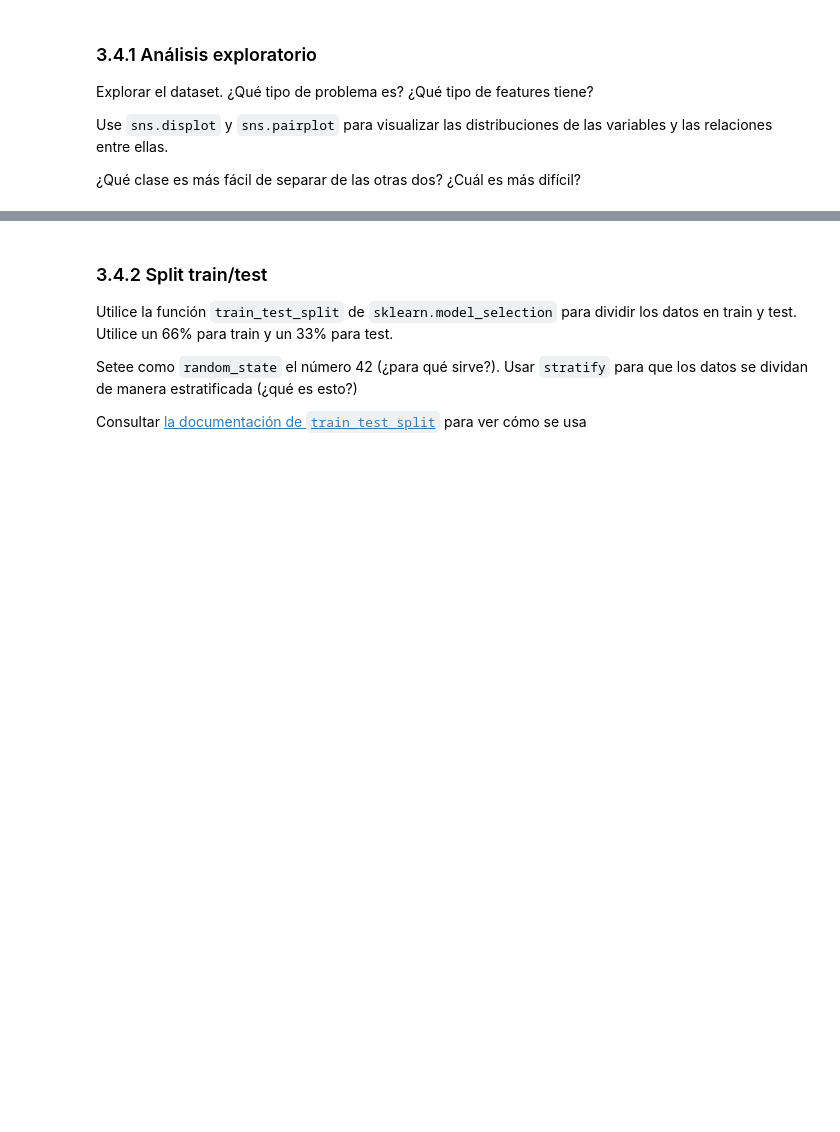
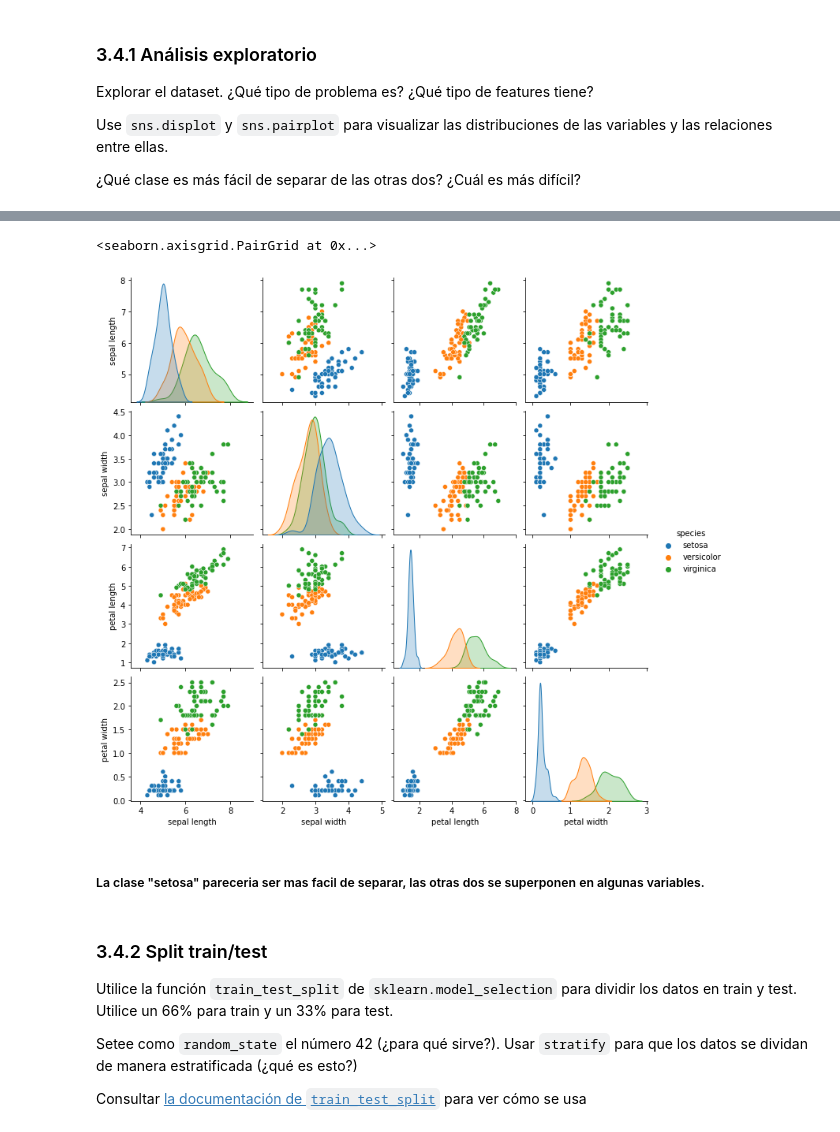
Before and after one commit to sanlares/udesa_datascience, a Jupyter notebook: aprendizaje_upervisado/TP_1/01_Supervisado_2023_UdeSA_Taller.ipynb, the cells around one changed output, grey strips where cells are left out. Cells and saved outputs as stored; diff of their text form; code cells hidden in the pictures; blank space fills up the shorter version.

```diff
--- a/aprendizaje_upervisado/TP_1/01_Supervisado_2023_UdeSA_Taller.ipynb
+++ b/aprendizaje_upervisado/TP_1/01_Supervisado_2023_UdeSA_Taller.ipynb
@@ -214,12 +235,11 @@ La función recibe un parámetro `values` que toma un par de arrays `(Xk, pk)` d
 
 Utilizar la función `.pmf` para evaluar la función de densidad de probabilidad en un punto.
 # %%
-import scipy
+def f(X):
+    p = np.bincount(X) / X.shape[0]
+    v = np.unique(X)
+    f = scipy.stats.rv_discrete(values=(v, p))
+    return(f)
 
-probas = np.bincount(X) / X.shape[0]
-
-values = np.unique(X)
-
-F = scipy.stats.rv_discrete(values=(values, probas))
-
-F.pmf(0), F.pmf(1), F.pmf(2)
+x=f(X)
+x.pmf(0), x.pmf(1), x.pmf(2)
@@ -475,3 +636,10 @@ Use `sns.displot` y `sns.pairplot` para visualizar las distribuciones de las var
+# %%
+sns.pairplot(data=df, hue= "species")
+# %% [output]
+<seaborn.axisgrid.PairGrid at 0x...>
+[figure, added]
+# %% [markdown]
+##### La clase "setosa" pareceria ser mas facil de separar, las otras dos se superponen en algunas variables.
 # %% [markdown]
 ### 3.4.2 Split train/test
 
```
Also changed, not shown: parts of 36 cells of this notebook, 6 other files.
